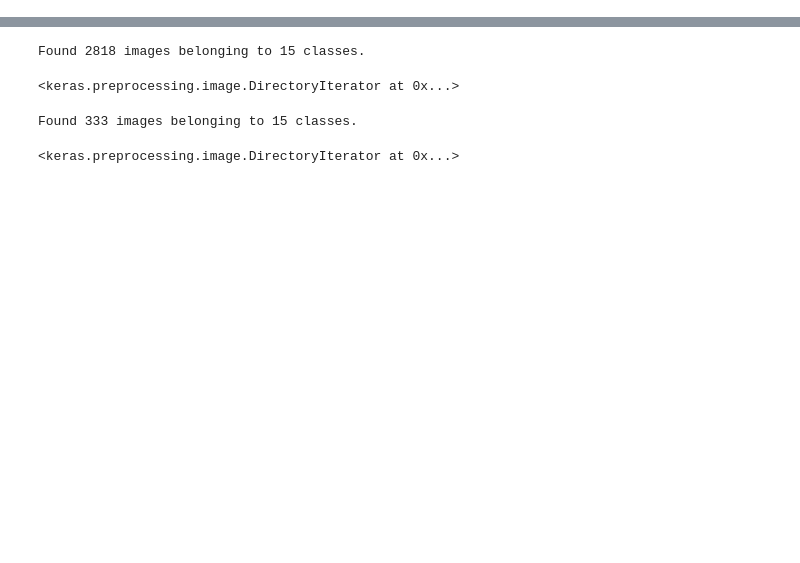
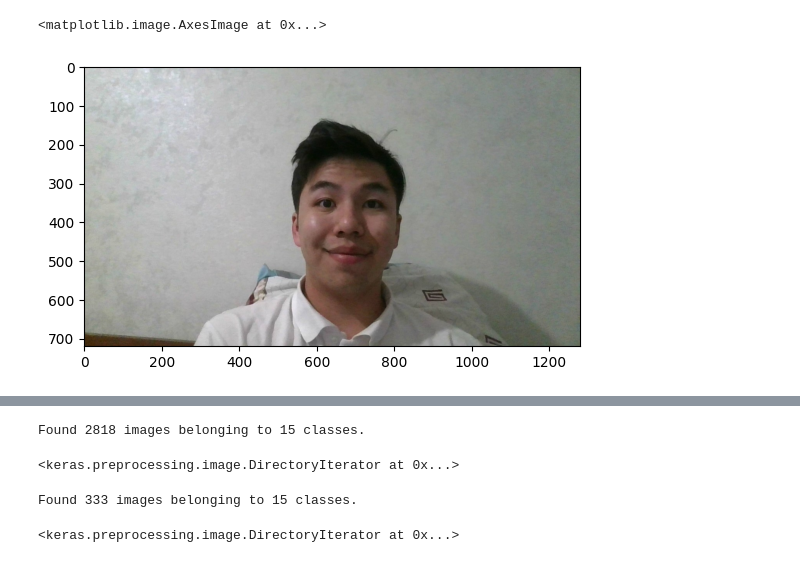
Before and after one commit to Coobeliues/CV, a Jupyter notebook: 321.ipynb, the cells around one changed output, grey strips where cells are left out. Saved outputs shown, nothing was run; the diff lists cells and outputs as text; code cells hidden in the pictures; blank space fills up the shorter version.

```diff
--- a/321.ipynb
+++ b/321.ipynb
@@ -1,3 +1,11 @@
 # %%
 import matplotlib.pyplot as plt
 import cv2
+# %%
+from skimage import io
+
+img = io.imread('фото/tt/train/Ernar/12.jpg')
+plt.imshow(img)
+# %% [output]
+<matplotlib.image.AxesImage at 0x...>
+[figure, added]
```
Also changed, not shown: parts of 35 cells of this notebook, 5 other files.
